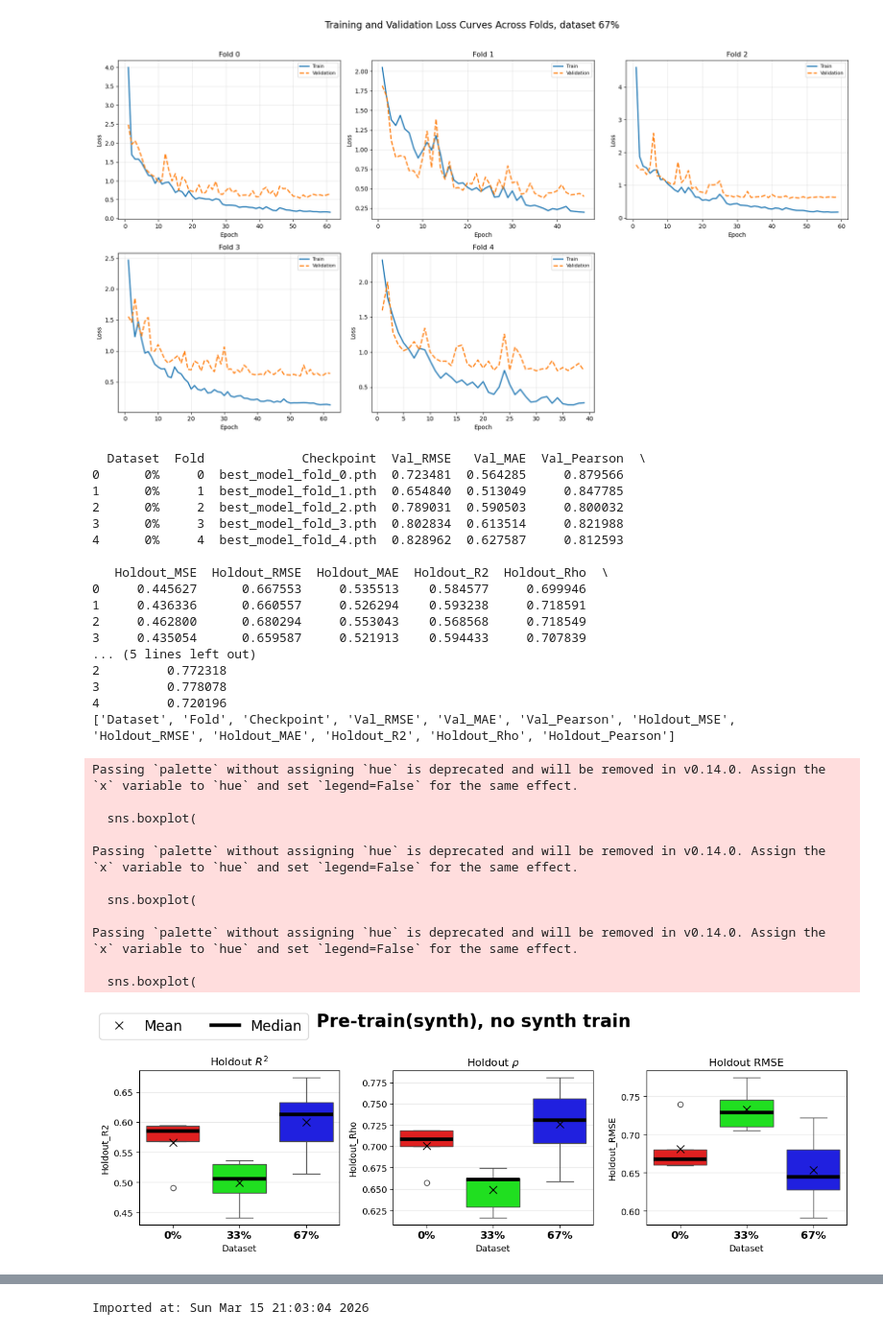
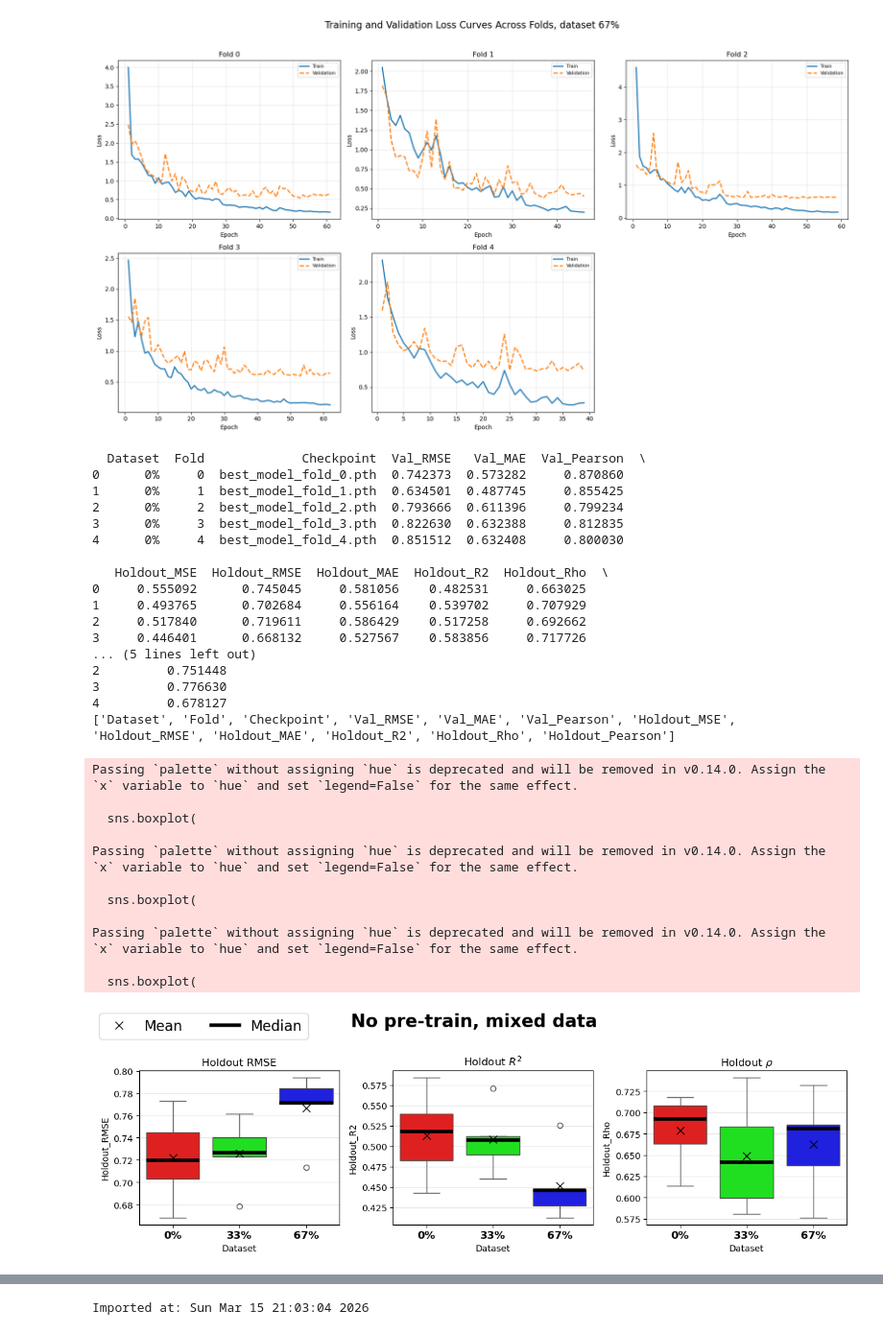
Before and after one commit to johanbaumann/dat675_project, a Jupyter notebook: model/viz.ipynb, the cells around one changed output, grey strips where cells are left out. Shown at 96% size. Saved outputs shown, nothing was run; the diff lists cells and outputs as text; code cells hidden in the pictures.

```diff
--- a/model/viz.ipynb
+++ b/model/viz.ipynb
@@ -344,7 +344,7 @@ What presentage synthetic they are from is in:
 
 Dataset: "0%", "33%", "67%"
 """
-mode = "pretrain" # "pretrain or no_pretrain"
+mode = "no_pretrain" # "pretrain or no_pretrain"
 
 if mode == "pretrain":
     folder = "pretrain"
@@ -357,47 +357,47 @@ elif mode == "no_pretrain":
     title = "No pre-train, mixed data"
     save = "no_pretrain_metrics"
 
 
 #title = "No_pre_training_mixed_datasets,_with_MPNN"
 results = os.path.join(folder, results)
 df_results = pd.read_csv(results)
 
 print(df_results.head())
 print(df_results.columns.tolist())
 
 names = ["0%", "33%", "67%"]
 
-simple_metric_boxplots(df_results,["Holdout_R2", "Holdout_Rho","Holdout_RMSE"], title=title, folder=folder,save=save)
+simple_metric_boxplots(df_results,["Holdout_RMSE","Holdout_R2", "Holdout_Rho"], title=title, folder=folder,save=save)
 # %% [output]
   Dataset  Fold             Checkpoint  Val_RMSE   Val_MAE  Val_Pearson  \
-0      0%     0  best_model_fold_0.pth  0.723481  0.564285     0.879566
-1      0%     1  best_model_fold_1.pth  0.654840  0.513049     0.847785
-2      0%     2  best_model_fold_2.pth  0.789031  0.590503     0.800032
-3      0%     3  best_model_fold_3.pth  0.802834  0.613514     0.821988
-4      0%     4  best_model_fold_4.pth  0.828962  0.627587     0.812593
+0      0%     0  best_model_fold_0.pth  0.742373  0.573282     0.870860
+1      0%     1  best_model_fold_1.pth  0.634501  0.487745     0.855425
+2      0%     2  best_model_fold_2.pth  0.793666  0.611396     0.799234
+3      0%     3  best_model_fold_3.pth  0.822630  0.632388     0.812835
+4      0%     4  best_model_fold_4.pth  0.851512  0.632408     0.800030
 
    Holdout_MSE  Holdout_RMSE  Holdout_MAE  Holdout_R2  Holdout_Rho  \
-0     0.445627      0.667553     0.535513    0.584577     0.699946
-1     0.436336      0.660557     0.526294    0.593238     0.718591
-2     0.462800      0.680294     0.553043    0.568568     0.718549
-3     0.435054      0.659587     0.521913    0.594433     0.707839
+0     0.555092      0.745045     0.581056    0.482531     0.663025
+1     0.493765      0.702684     0.556164    0.539702     0.707929
+2     0.517840      0.719611     0.586429    0.517258     0.692662
+3     0.446401      0.668132     0.527567    0.583856     0.717726
 ... (5 lines left out)
-2         0.772318
-3         0.778078
-4         0.720196
+2         0.751448
+3         0.776630
+4         0.678127
 ['Dataset', 'Fold', 'Checkpoint', 'Val_RMSE', 'Val_MAE', 'Val_Pearson', 'Holdout_MSE', 'Holdout_RMSE', 'Holdout_MAE', 'Holdout_R2', 'Holdout_Rho', 'Holdout_Pearson']
 Passing `palette` without assigning `hue` is deprecated and will be removed in v0.14.0. Assign the `x` variable to `hue` and set `legend=False` for the same effect.
 
   sns.boxplot(
 
 Passing `palette` without assigning `hue` is deprecated and will be removed in v0.14.0. Assign the `x` variable to `hue` and set `legend=False` for the same effect.
 
   sns.boxplot(
 
 Passing `palette` without assigning `hue` is deprecated and will be removed in v0.14.0. Assign the `x` variable to `hue` and set `legend=False` for the same effect.
 
   sns.boxplot(
-[figure, old version]
+[figure, new version]
 # %%
 # ==============================================================================
 # CHANGELOG
```
Also changed, not shown: parts of 1 cell of this notebook, 2 other files.
